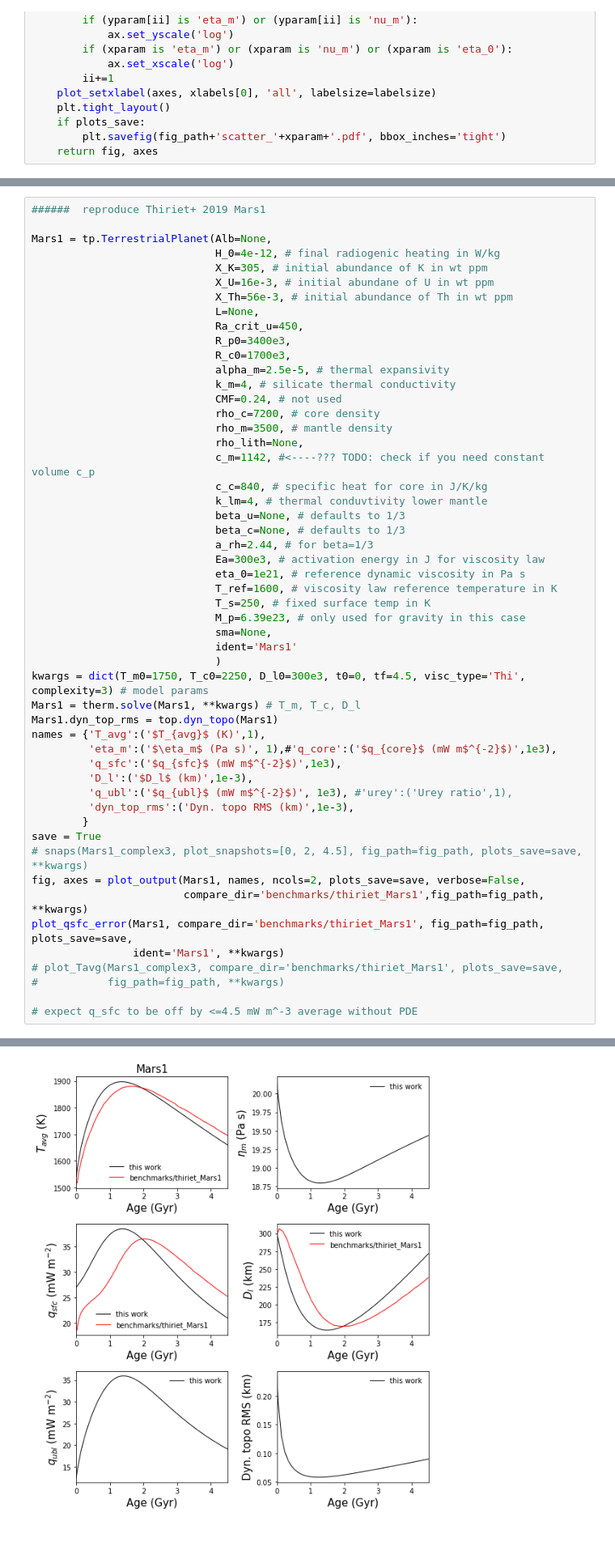
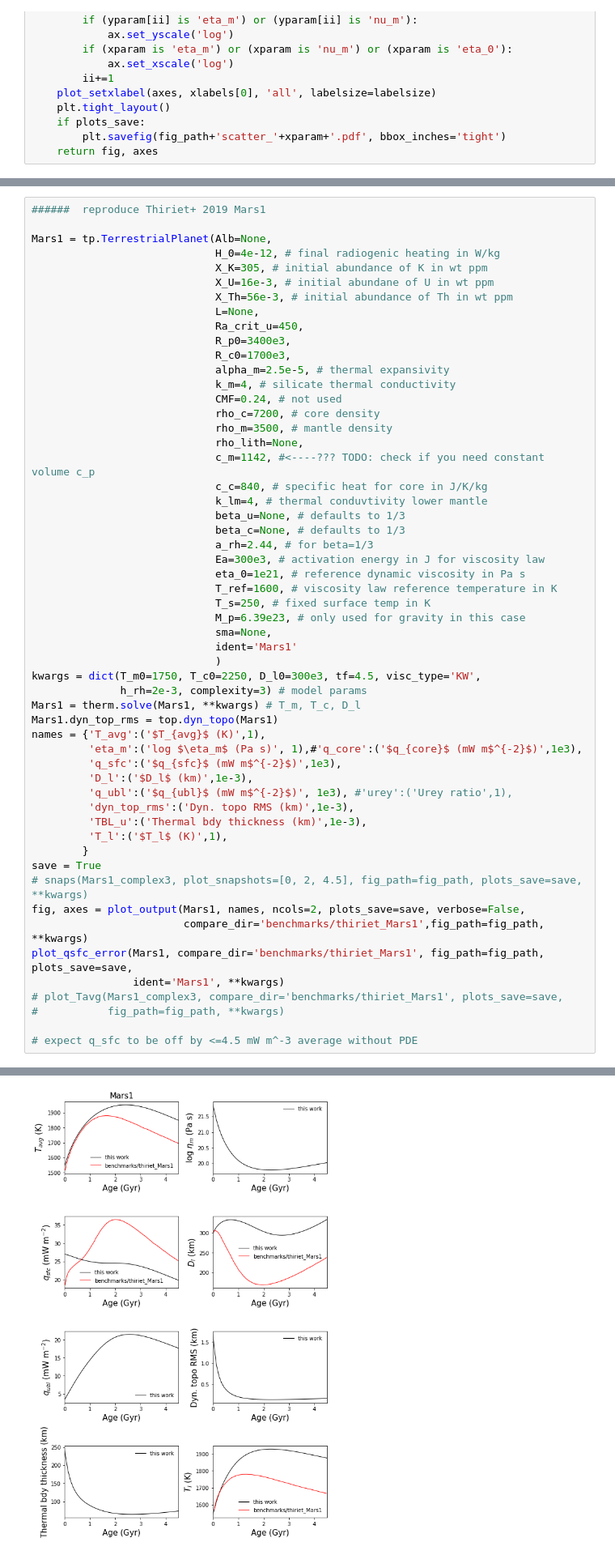
Before and after one commit to clairesworld/exo-top, a Jupyter notebook: top_model.ipynb, the cells around one changed output, grey strips where cells are left out. Shown at 81% size. Cells and saved outputs as stored; diff of their text form.

```diff
--- a/top_model.ipynb
+++ b/top_model.ipynb
@@ -675,15 +652,18 @@ Mars1 = tp.TerrestrialPlanet(Alb=None,
                              sma=None,
                              ident='Mars1'
                              )
-kwargs = dict(T_m0=1750, T_c0=2250, D_l0=300e3, t0=0, tf=4.5, visc_type='Thi', complexity=3) # model params
+kwargs = dict(T_m0=1750, T_c0=2250, D_l0=300e3, tf=4.5, visc_type='KW',
+              h_rh=2e-3, complexity=3) # model params
 Mars1 = therm.solve(Mars1, **kwargs) # T_m, T_c, D_l
 Mars1.dyn_top_rms = top.dyn_topo(Mars1)
 names = {'T_avg':('$T_{avg}$ (K)',1),
-         'eta_m':('$\eta_m$ (Pa s)', 1),#'q_core':('$q_{core}$ (mW m$^{-2}$)',1e3),
+         'eta_m':('log $\eta_m$ (Pa s)', 1),#'q_core':('$q_{core}$ (mW m$^{-2}$)',1e3),
          'q_sfc':('$q_{sfc}$ (mW m$^{-2}$)',1e3),
          'D_l':('$D_l$ (km)',1e-3),
          'q_ubl':('$q_{ubl}$ (mW m$^{-2}$)', 1e3), #'urey':('Urey ratio',1),
          'dyn_top_rms':('Dyn. topo RMS (km)',1e-3),
+         'TBL_u':('Thermal bdy thickness (km)',1e-3),
+         'T_l':('$T_l$ (K)',1),
         }
 save = True
 # snaps(Mars1_complex3, plot_snapshots=[0, 2, 4.5], fig_path=fig_path, plots_save=save, **kwargs)
@@ -700 +679 @@ F [26.97805958 20.93777238] mW/m2...... RMS [234.83824151  89.82623825] m
-[figure, old version]
+[figure, new version]
```
Also changed, not shown: parts of 8 cells of this notebook, 6 other files.
